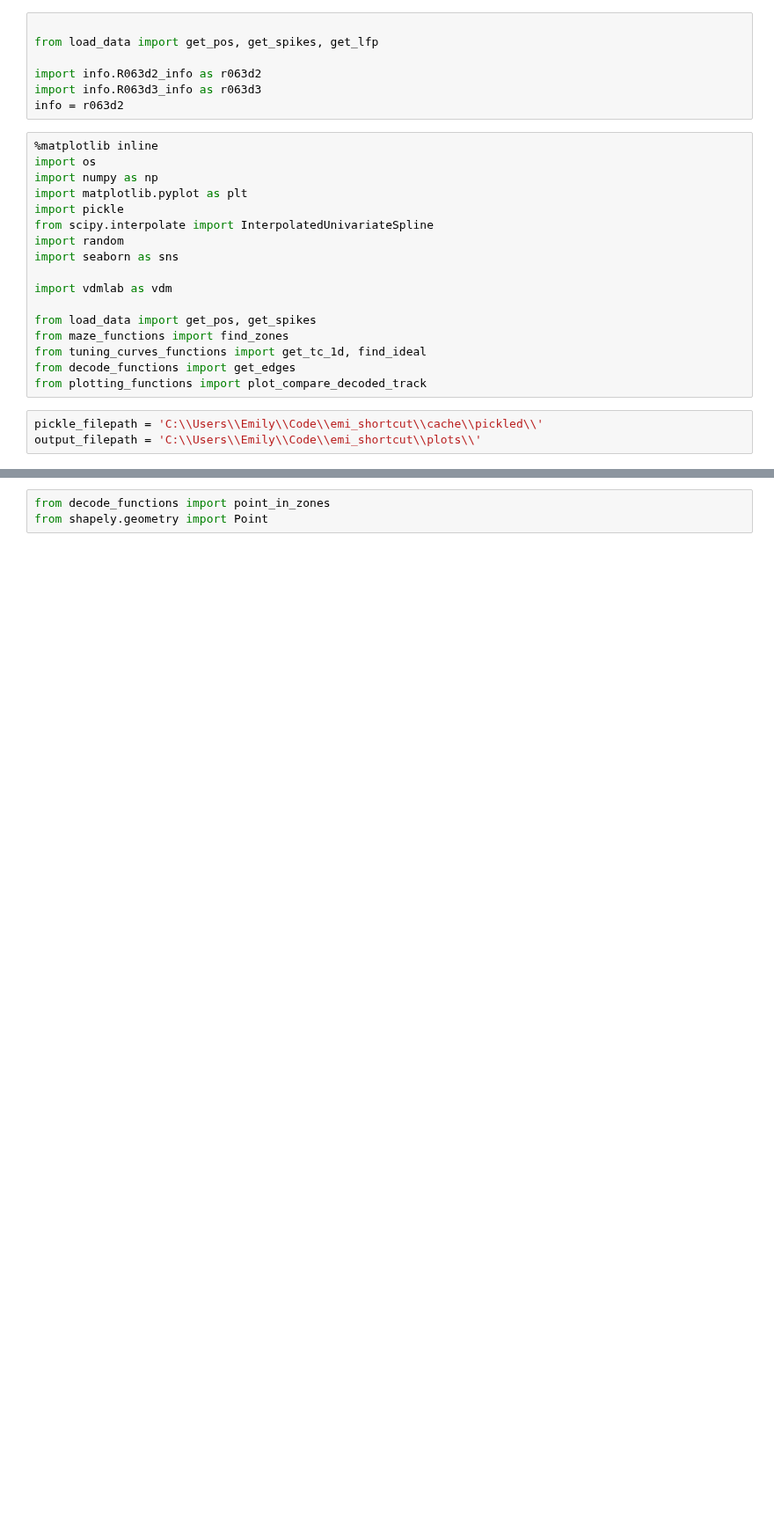
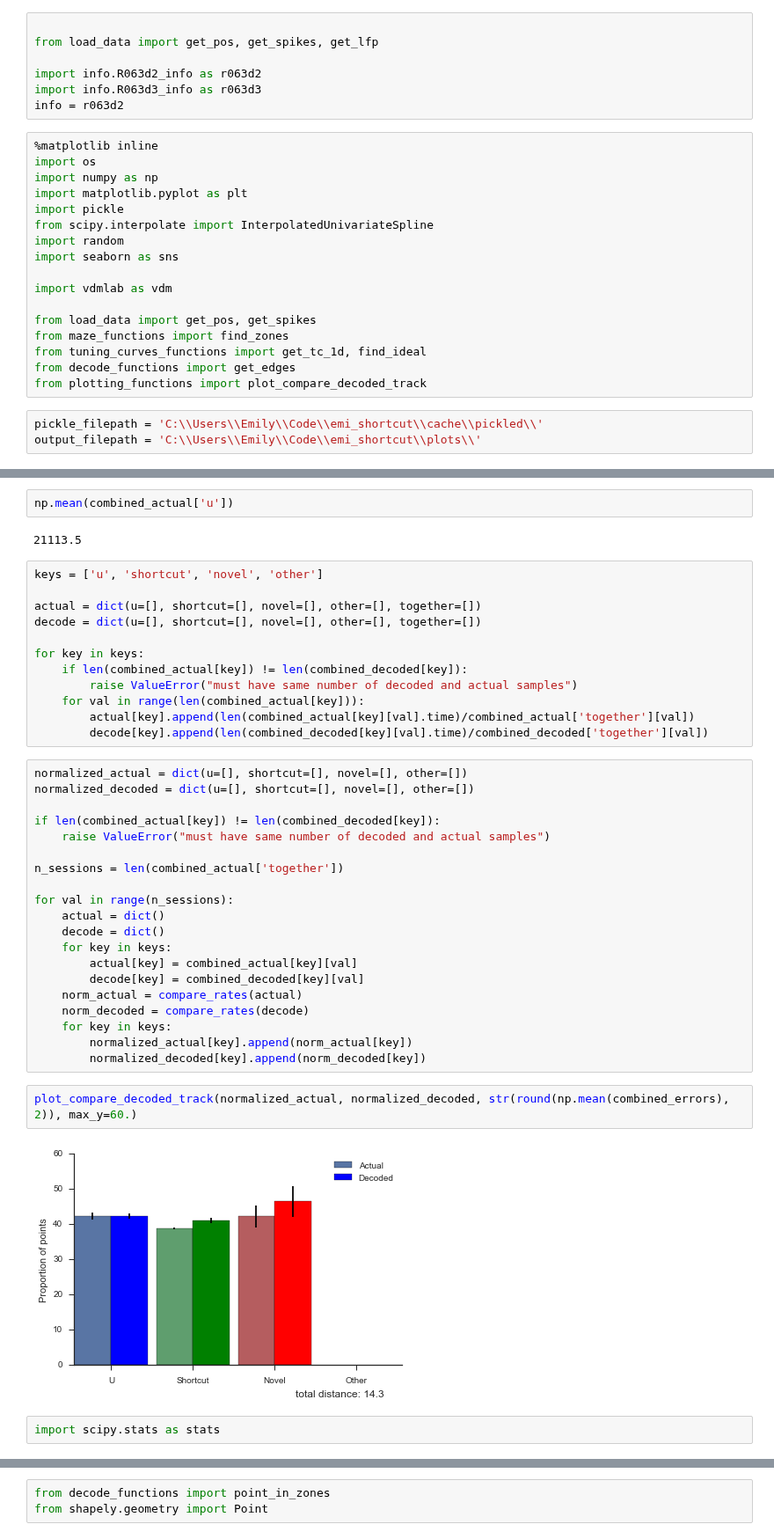
Before and after one commit to vandermeerlab/emi_shortcut, a Jupyter notebook: 2D_tuning_curve.ipynb, the cells around one changed output, grey strips where cells are left out. Shown at 88% size. Drawn from its saved outputs; the diff is of its cells as text; blank space fills up the shorter version.

Commit message:
Combining sessions for 2D decoding
And plotting check for time spend in each zone.

```diff
--- a/2D_tuning_curve.ipynb
+++ b/2D_tuning_curve.ipynb
@@ -293,0 +321,42 @@ for info in infos:
+# %%
+np.mean(combined_actual['u'])
+# %% [output]
+21113.5
+# %%
+keys = ['u', 'shortcut', 'novel', 'other']
+
+actual = dict(u=[], shortcut=[], novel=[], other=[], together=[])
+decode = dict(u=[], shortcut=[], novel=[], other=[], together=[])
+
+for key in keys:
+    if len(combined_actual[key]) != len(combined_decoded[key]):
+        raise ValueError("must have same number of decoded and actual samples")
+    for val in range(len(combined_actual[key])):
+        actual[key].append(len(combined_actual[key][val].time)/combined_actual['together'][val])
+        decode[key].append(len(combined_decoded[key][val].time)/combined_decoded['together'][val])
+# %%
+normalized_actual = dict(u=[], shortcut=[], novel=[], other=[])
+normalized_decoded = dict(u=[], shortcut=[], novel=[], other=[])
+
+if len(combined_actual[key]) != len(combined_decoded[key]):
+    raise ValueError("must have same number of decoded and actual samples")
+
+n_sessions = len(combined_actual['together'])
+
+for val in range(n_sessions):
+    actual = dict()
+    decode = dict()
+    for key in keys:
+        actual[key] = combined_actual[key][val]
+        decode[key] = combined_decoded[key][val]
+    norm_actual = compare_rates(actual)
+    norm_decoded = compare_rates(decode)
+    for key in keys:
+        normalized_actual[key].append(norm_actual[key])
+        normalized_decoded[key].append(norm_decoded[key])
+# %%
+plot_compare_decoded_track(normalized_actual, normalized_decoded, str(round(np.mean(combined_errors), 2)), max_y=60.)
+# %% [output]
+[figure, added]
+# %%
+import scipy.stats as stats
```
Also changed, not shown: parts of 20 cells of this notebook, 3 other files.
